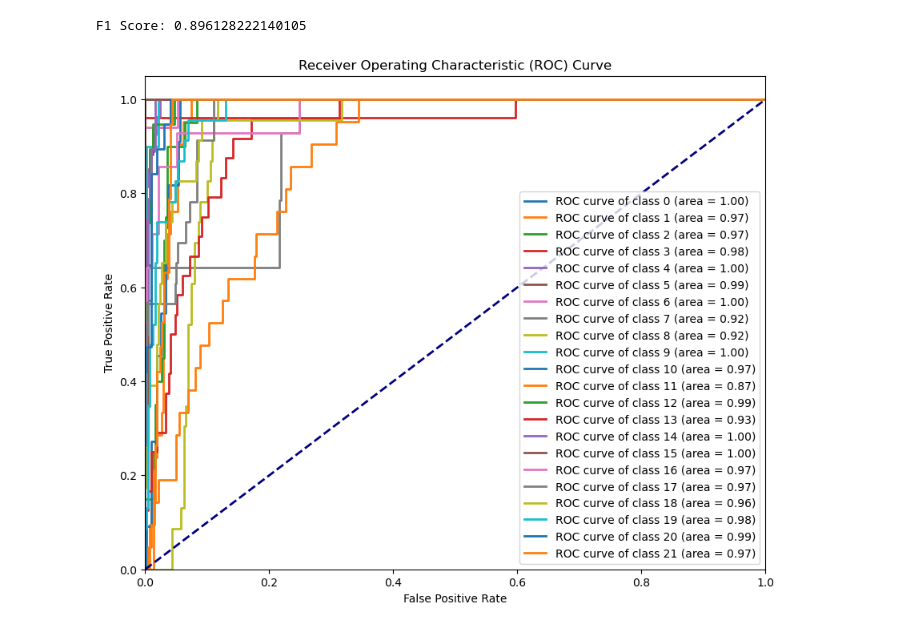
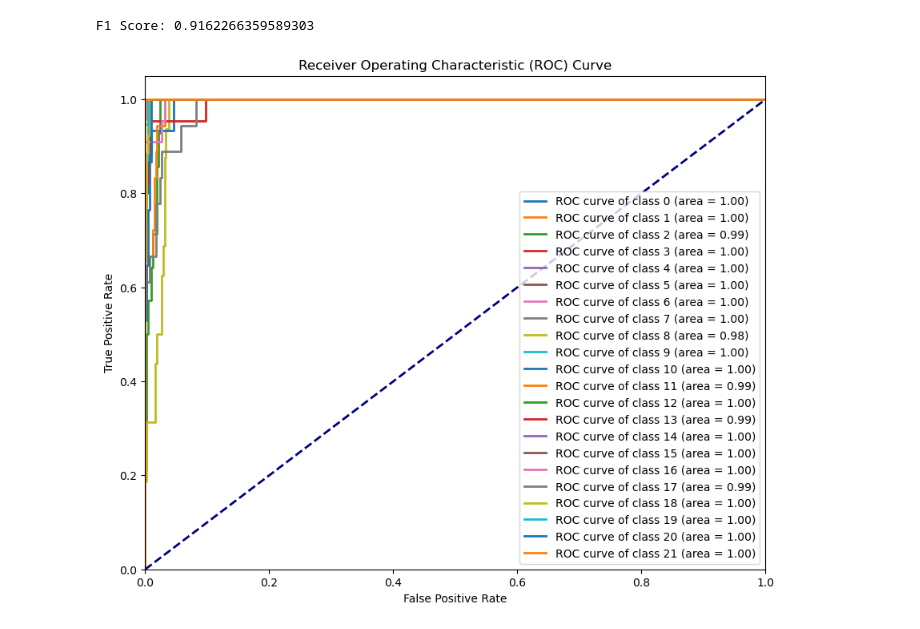
Before and after one commit to taoyuan12/527-Star.Platinum, a Jupyter notebook: isolationforest+logisticregression.ipynb, the cells around one changed output. Cells and saved outputs as stored; diff of their text form; code cells hidden in the pictures.

```diff
--- a/isolationforest+logisticregression.ipynb
+++ b/isolationforest+logisticregression.ipynb
@@ -68,19 +68,12 @@ df['outliers'] = outliers_prediction
 outlier_rows = df[df['outliers'] == -1]
 print(outlier_rows)
 
+df_no_outliers = df[df['outliers'] != -1]
 
-df_no_outliers = df[df['outliers'] != -1]
-# Replace outliers with the median
-for i in range(6):
-    column = df.columns[i]
-    median_value = df_no_outliers[column].median()
-    df.loc[df['outliers'] == -1, column] = median_value
+# Delete rows identified as outliers
+df = df[df['outliers'] != -1]
 
-# show
-print("Rows marked as outliers (after replacement):")
-print(df[df['outliers'] == -1])
-
-
+# Drop the 'outliers' column
 df.drop('outliers', axis=1, inplace=True)
 # %% [output]
        N    P    K  temperature   humidity        ph    rainfall     label  \
@@ -313,36 +322,34 @@ import numpy as np
 f1 = f1_score(y_test, y_pred, average='macro')
 print("F1 Score:", f1)
 # %% [output]
-F1 Score: 0.896128222140105
+F1 Score: 0.9162266359589303
 # %%
-
-
 y_test_bin = label_binarize(y_test, classes=np.unique(y_test))
-y_score = log_reg_model.decision_function(X_test_scaled)
+y_score = log_reg_model.predict_proba(X_test_scaled)
 
 n_classes = y_test_bin.shape[1]
 
 fpr = dict()
 tpr = dict()
 roc_auc = dict()
 
 
 for i in range(n_classes):
     fpr[i], tpr[i], _ = roc_curve(y_test_bin[:, i], y_score[:, i])
     roc_auc[i] = auc(fpr[i], tpr[i])
 
 
 plt.figure(figsize=(10, 8))
 for i in range(n_classes):
     plt.plot(fpr[i], tpr[i], lw=2, label='ROC curve of class {0} (area = {1:0.2f})'.format(i, roc_auc[i]))
 
 plt.plot([0, 1], [0, 1], color='navy', lw=2, linestyle='--')
 plt.xlim([0.0, 1.0])
 plt.ylim([0.0, 1.05])
 plt.xlabel('False Positive Rate')
 plt.ylabel('True Positive Rate')
 plt.title('Receiver Operating Characteristic (ROC) Curve')
 plt.legend(loc="lower right")
 plt.show()
 # %% [output]
-[figure, old version]
+[figure, new version]
```
Also changed, not shown: parts of 10 cells of this notebook, 1 other file.
